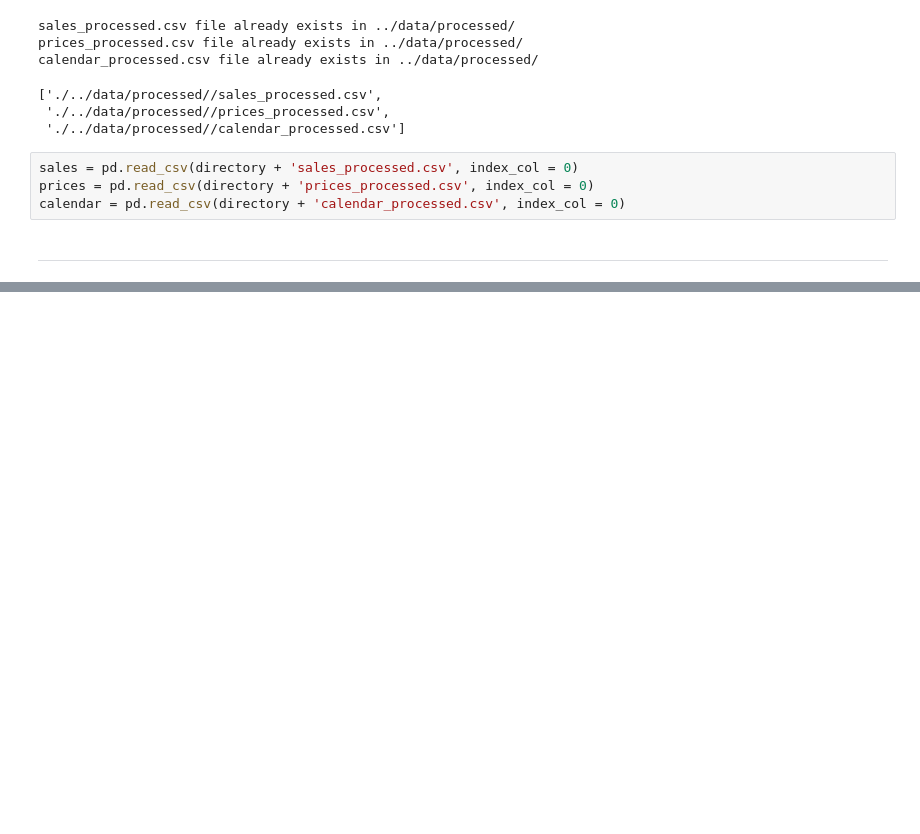
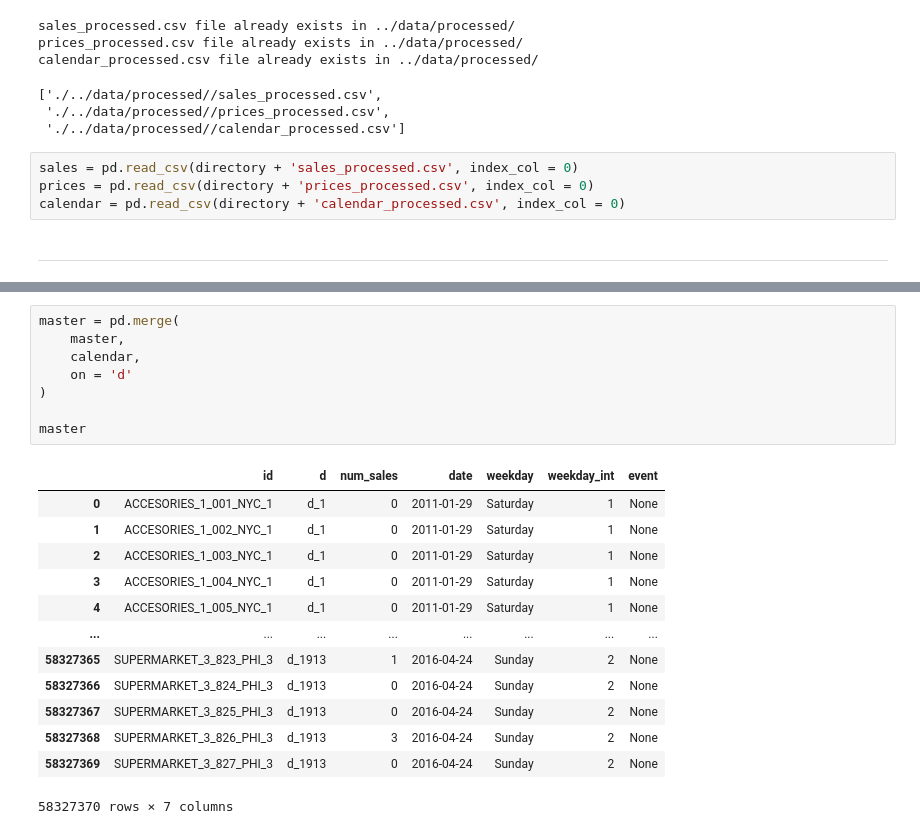
Before and after one commit to Maycas/DS-Market, a Jupyter notebook: 1 - Analysis/2 - Feature engineering.ipynb, the cells around one changed output, grey strips where cells are left out. Cells and saved outputs as stored; diff of their text form; blank space fills up the shorter version.

```diff
--- a/1 - Analysis/2 - Feature engineering.ipynb
+++ b/1 - Analysis/2 - Feature engineering.ipynb
@@ -69,0 +99,22 @@ sales = sales[0:5000]
+# %%
+master = pd.merge(
+    master,
+    calendar,
+    on = 'd'
+)
+
+master
+# %% [output]
+|  | id | d | num_sales | date | weekday | weekday_int | event |
+| 0 | ACCESORIES_1_001_NYC_1 | d_1 | 0 | 2011-01-29 | Saturday | 1 | None |
+| 1 | ACCESORIES_1_002_NYC_1 | d_1 | 0 | 2011-01-29 | Saturday | 1 | None |
+| 2 | ACCESORIES_1_003_NYC_1 | d_1 | 0 | 2011-01-29 | Saturday | 1 | None |
+| 3 | ACCESORIES_1_004_NYC_1 | d_1 | 0 | 2011-01-29 | Saturday | 1 | None |
+| 4 | ACCESORIES_1_005_NYC_1 | d_1 | 0 | 2011-01-29 | Saturday | 1 | None |
+| ... | ... | ... | ... | ... | ... | ... | ... |
+| 58327365 | SUPERMARKET_3_823_PHI_3 | d_1913 | 1 | 2016-04-24 | Sunday | 2 | None |
+| 58327366 | SUPERMARKET_3_824_PHI_3 | d_1913 | 0 | 2016-04-24 | Sunday | 2 | None |
+| 58327367 | SUPERMARKET_3_825_PHI_3 | d_1913 | 0 | 2016-04-24 | Sunday | 2 | None |
+| 58327368 | SUPERMARKET_3_826_PHI_3 | d_1913 | 3 | 2016-04-24 | Sunday | 2 | None |
+| 58327369 | SUPERMARKET_3_827_PHI_3 | d_1913 | 0 | 2016-04-24 | Sunday | 2 | None |
+58327370 rows × 7 columns
```
Also changed, not shown: parts of 33 cells of this notebook, 2 other files.
